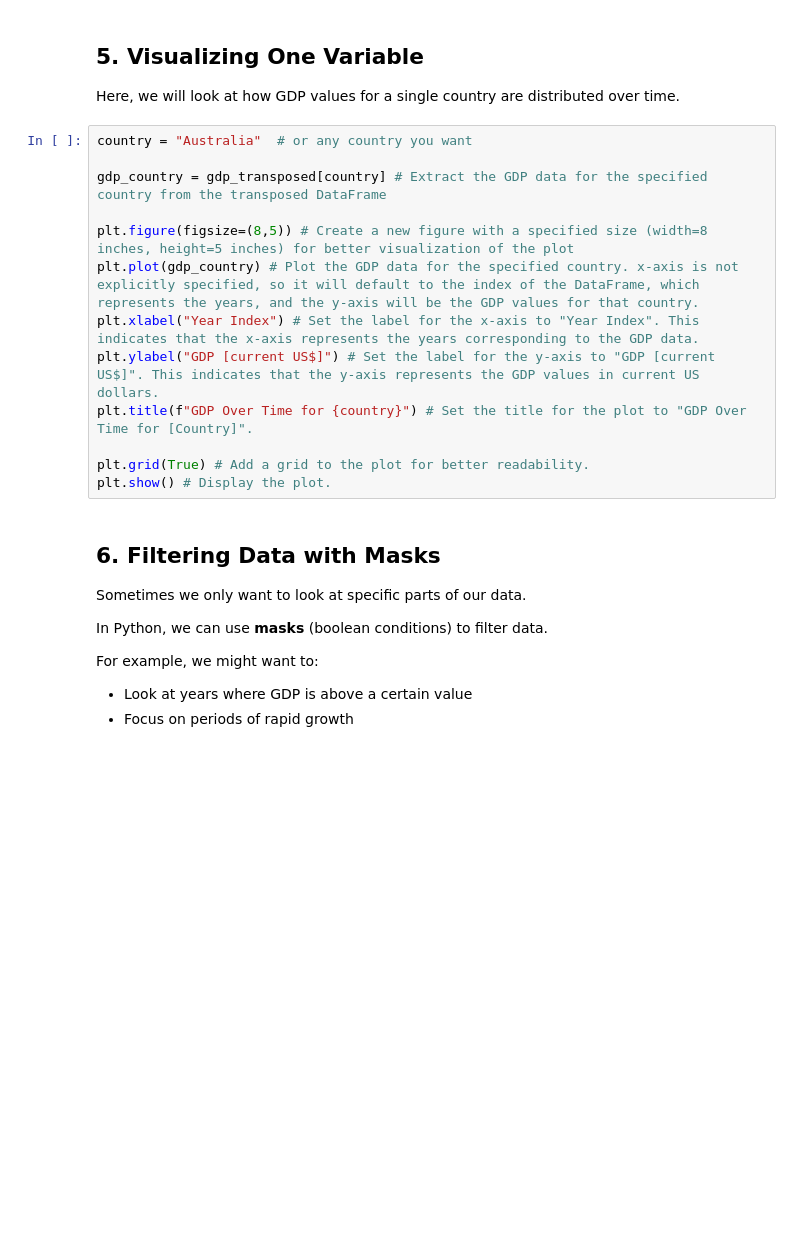
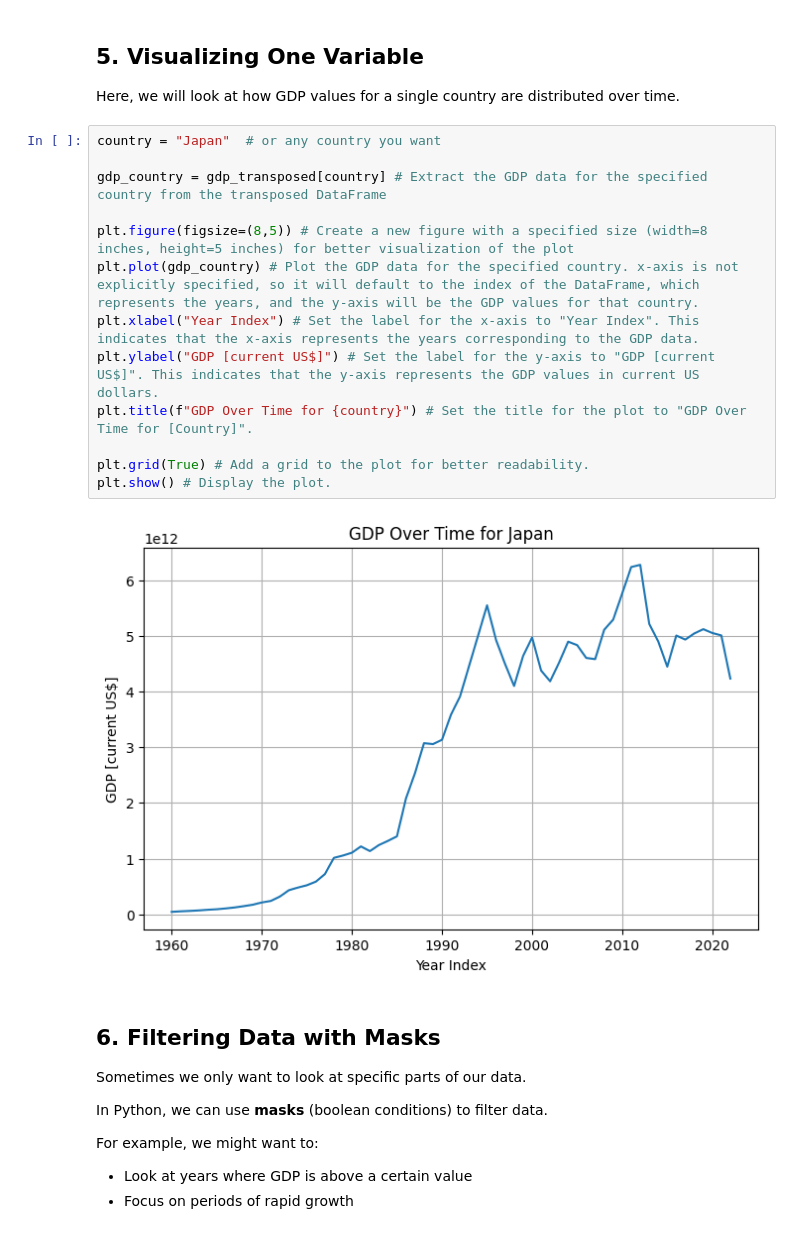
Before and after one commit to shokun723/Summer_Workshop_ShoRydberg, a Jupyter notebook: 0_Class_Notebooks/01_Know_Data_Numerical.ipynb, the cells around one changed output. Saved outputs shown, nothing was run; the diff lists cells and outputs as text; blank space fills up the shorter version.

```diff
--- a/0_Class_Notebooks/01_Know_Data_Numerical.ipynb
+++ b/0_Class_Notebooks/01_Know_Data_Numerical.ipynb
@@ -147,18 +271,20 @@ The standard deviation tells us how spread out the values are.
 
 Here, we will look at how GDP values for a single country are distributed over time.
 # %%
-country = "Australia"  # or any country you want
+country = "Japan"  # or any country you want
 
 gdp_country = gdp_transposed[country] # Extract the GDP data for the specified country from the transposed DataFrame
 
 plt.figure(figsize=(8,5)) # Create a new figure with a specified size (width=8 inches, height=5 inches) for better visualization of the plot
 plt.plot(gdp_country) # Plot the GDP data for the specified country. x-axis is not explicitly specified, so it will default to the index of the DataFrame, which represents the years, and the y-axis will be the GDP values for that country.
 plt.xlabel("Year Index") # Set the label for the x-axis to "Year Index". This indicates that the x-axis represents the years corresponding to the GDP data.
 plt.ylabel("GDP [current US$]") # Set the label for the y-axis to "GDP [current US$]". This indicates that the y-axis represents the GDP values in current US dollars.
 plt.title(f"GDP Over Time for {country}") # Set the title for the plot to "GDP Over Time for [Country]".
 
 plt.grid(True) # Add a grid to the plot for better readability.
 plt.show() # Display the plot.
+# %% [output]
+[figure, added]
 # %% [markdown]
 ## 6. Filtering Data with Masks
 
```
Also changed, not shown: parts of 36 cells of this notebook, 2 other files.
